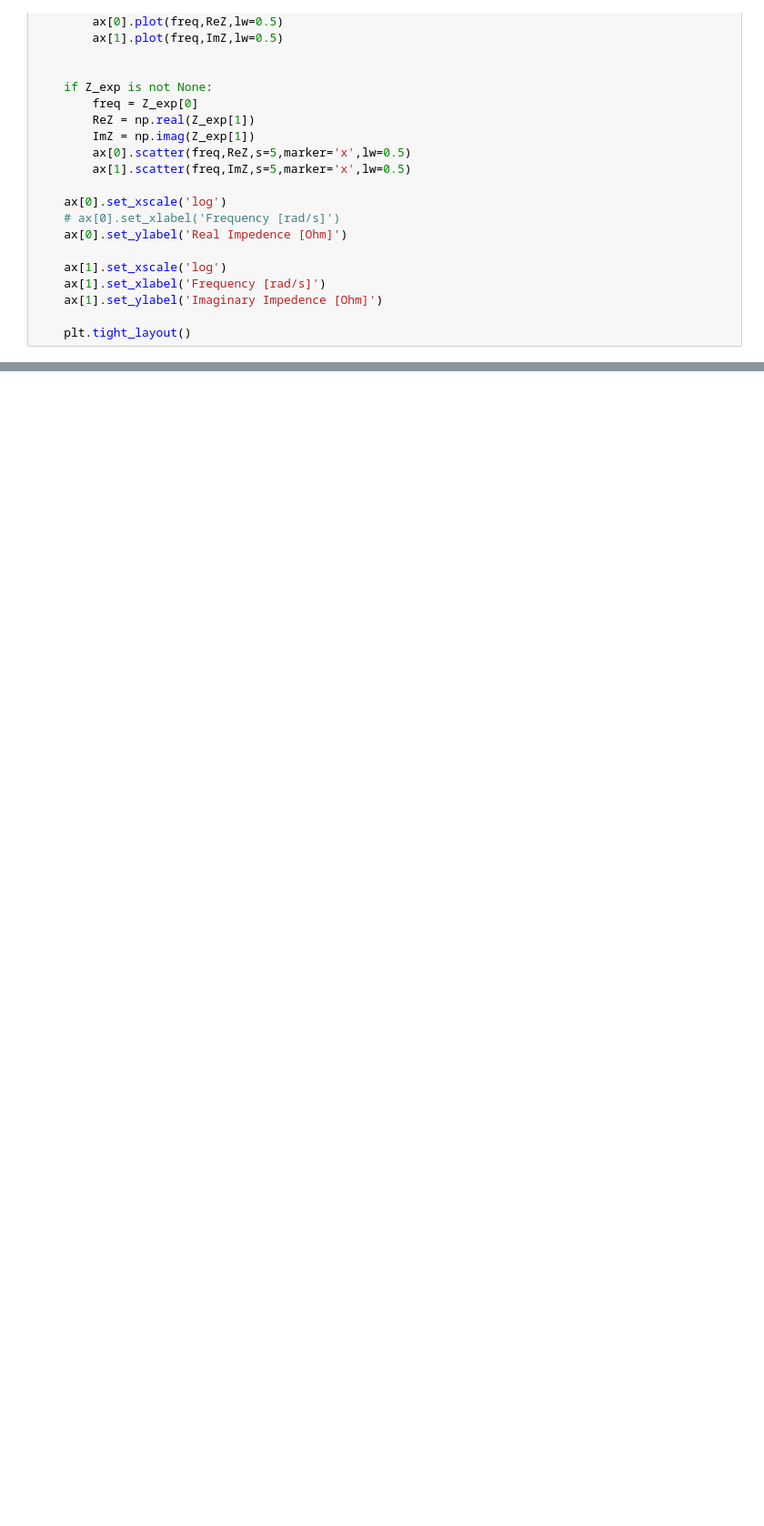
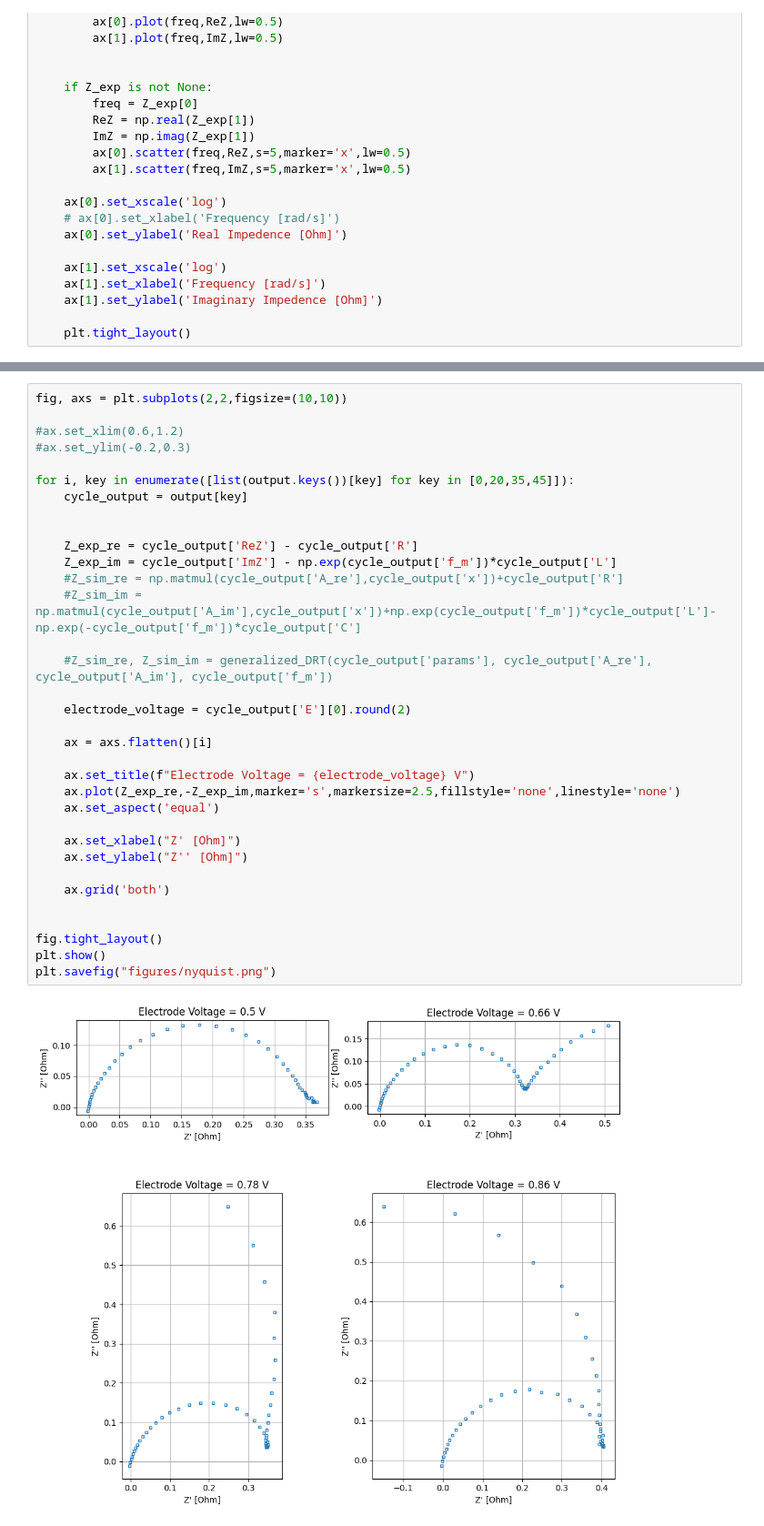
Before and after one commit to EricViklund/nbeis, a Jupyter notebook: DRT-Compute-3.ipynb, the cells around one changed output, grey strips where cells are left out. Shown at 91% size. Cells and saved outputs as stored; diff of their text form; blank space fills up the shorter version.

```diff
--- a/DRT-Compute-3.ipynb
+++ b/DRT-Compute-3.ipynb
@@ -458,0 +480,36 @@ Elapsed time: 2.06 seconds
+# %%
+fig, axs = plt.subplots(2,2,figsize=(10,10))
+
+#ax.set_xlim(0.6,1.2)
+#ax.set_ylim(-0.2,0.3)
+
+for i, key in enumerate([list(output.keys())[key] for key in [0,20,35,45]]):
+    cycle_output = output[key]
+
+
+    Z_exp_re = cycle_output['ReZ'] - cycle_output['R']
+    Z_exp_im = cycle_output['ImZ'] - np.exp(cycle_output['f_m'])*cycle_output['L']
+    #Z_sim_re = np.matmul(cycle_output['A_re'],cycle_output['x'])+cycle_output['R']
+    #Z_sim_im = np.matmul(cycle_output['A_im'],cycle_output['x'])+np.exp(cycle_output['f_m'])*cycle_output['L']-np.exp(-cycle_output['f_m'])*cycle_output['C']
+
+    #Z_sim_re, Z_sim_im = generalized_DRT(cycle_output['params'], cycle_output['A_re'], cycle_output['A_im'], cycle_output['f_m'])
+
+    electrode_voltage = cycle_output['E'][0].round(2)
+
+    ax = axs.flatten()[i]
+
+    ax.set_title(f"Electrode Voltage = {electrode_voltage} V")
+    ax.plot(Z_exp_re,-Z_exp_im,marker='s',markersize=2.5,fillstyle='none',linestyle='none')
+    ax.set_aspect('equal')
+
+    ax.set_xlabel("Z' [Ohm]")
+    ax.set_ylabel("Z'' [Ohm]")
+
+    ax.grid('both')
+
+
+fig.tight_layout()
+plt.show()
+plt.savefig("figures/nyquist.png")
+# %% [output]
+[figure, added]
```
Also changed, not shown: parts of 10 cells of this notebook, 10 other files.
